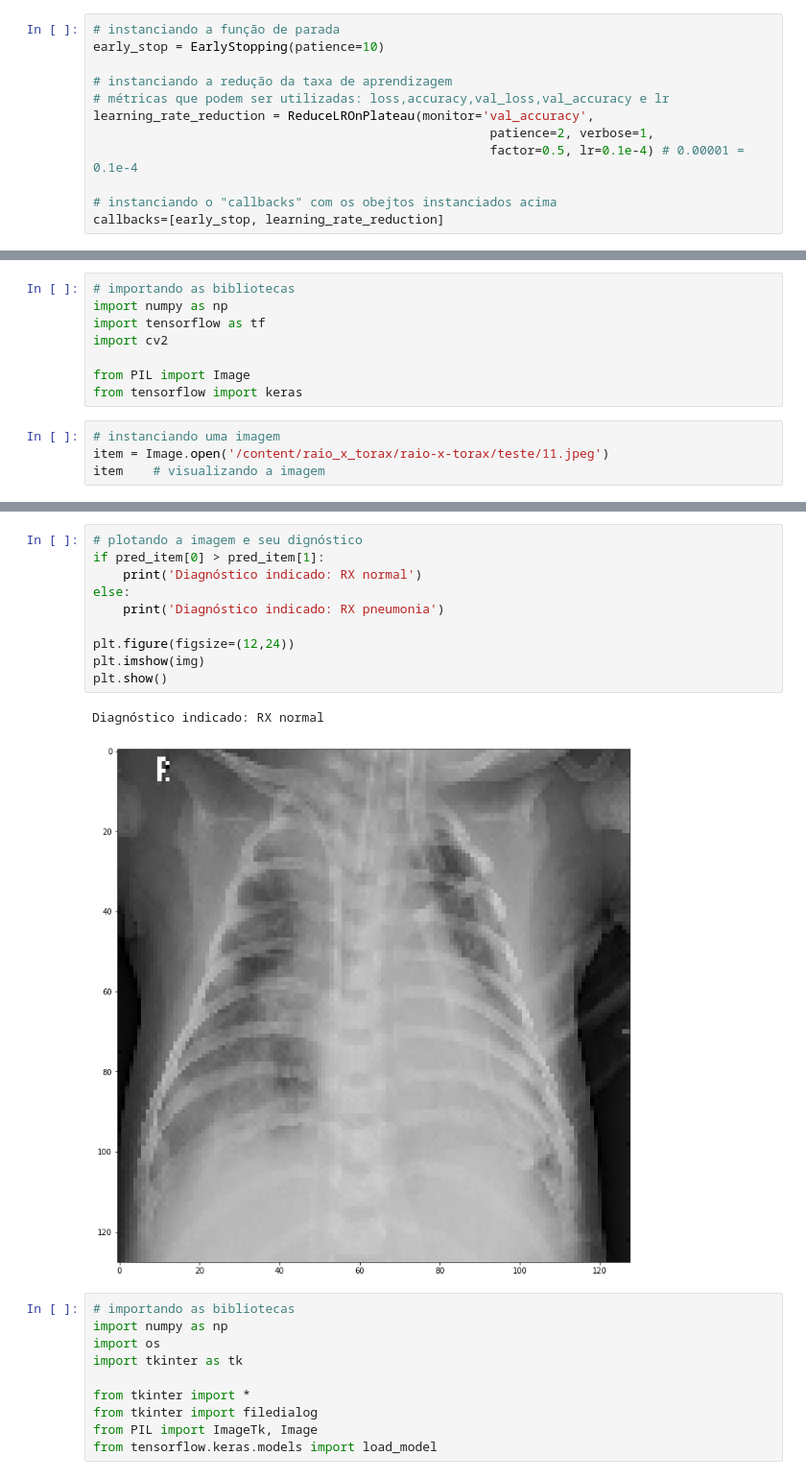
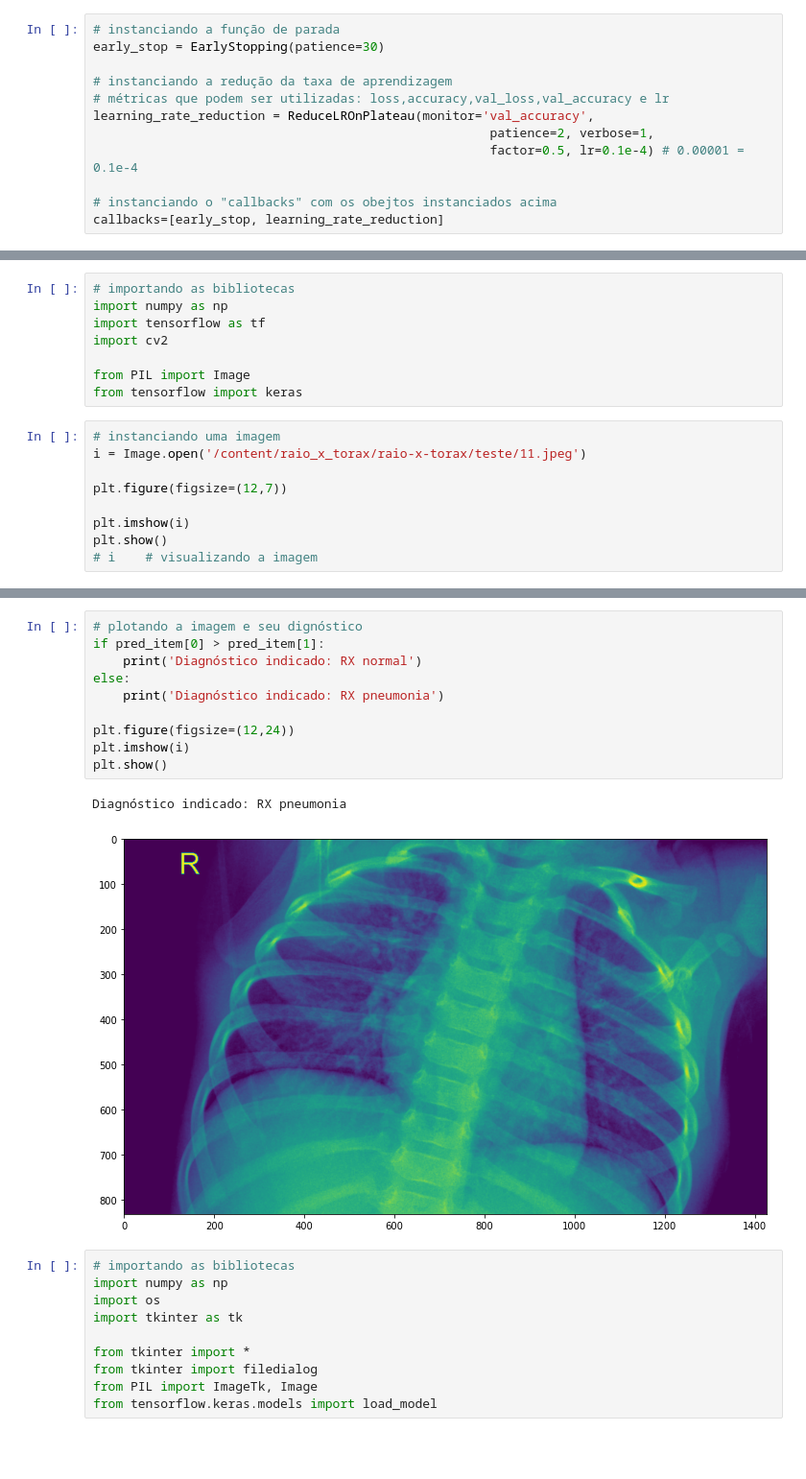
Before and after one commit to FGalvao77/RNA-rede-neural-artificial-para-deteccao-de-pneumonia-em-raio-x, a Jupyter notebook: Construindo_uma_RNA_(rede_neural_artificial)_para_classificação_de_raio_x_com_pneumonia.ipynb, the cells around one changed output, grey strips where cells are left out. Shown at 96% size. Drawn from its saved outputs; the diff is of its cells as text; blank space fills up the shorter version.

```diff
--- a/Construindo_uma_RNA_(rede_neural_artificial)_para_classificação_de_raio_x_com_pneumonia.ipynb
+++ b/Construindo_uma_RNA_(rede_neural_artificial)_para_classificação_de_raio_x_com_pneumonia.ipynb
@@ -282,7 +309,7 @@ _________________________________________________________________
 from tensorflow.keras.callbacks import EarlyStopping, ReduceLROnPlateau
 # %%
 # instanciando a função de parada
-early_stop = EarlyStopping(patience=10)
+early_stop = EarlyStopping(patience=30)
 
 # instanciando a redução da taxa de aprendizagem
 # métricas que podem ser utilizadas: loss,accuracy,val_loss,val_accuracy e lr
@@ -609,6 +636,11 @@ from PIL import Image
 from tensorflow import keras
 # %%
 # instanciando uma imagem
-item = Image.open('/content/raio_x_torax/raio-x-torax/teste/11.jpeg')
-item    # visualizando a imagem
+i = Image.open('/content/raio_x_torax/raio-x-torax/teste/11.jpeg')
+
+plt.figure(figsize=(12,7))
+
+plt.imshow(i)
+plt.show()
+# i    # visualizando a imagem
 # %% [output]
@@ -629,16 +661,16 @@ array([1.0000000e+00, 1.7430168e-13], dtype=float32)
 # %%
 # plotando a imagem e seu dignóstico
 if pred_item[0] > pred_item[1]:
     print('Diagnóstico indicado: RX normal')
 else:
     print('Diagnóstico indicado: RX pneumonia')
 
 plt.figure(figsize=(12,24))
-plt.imshow(img)
+plt.imshow(i)
 plt.show()
 # %% [output]
-Diagnóstico indicado: RX normal
+Diagnóstico indicado: RX pneumonia
-[figure, old version]
+[figure, new version]
 # %%
 # importando as bibliotecas
 import numpy as np
```
Also changed, not shown: parts of 29 cells of this notebook.
